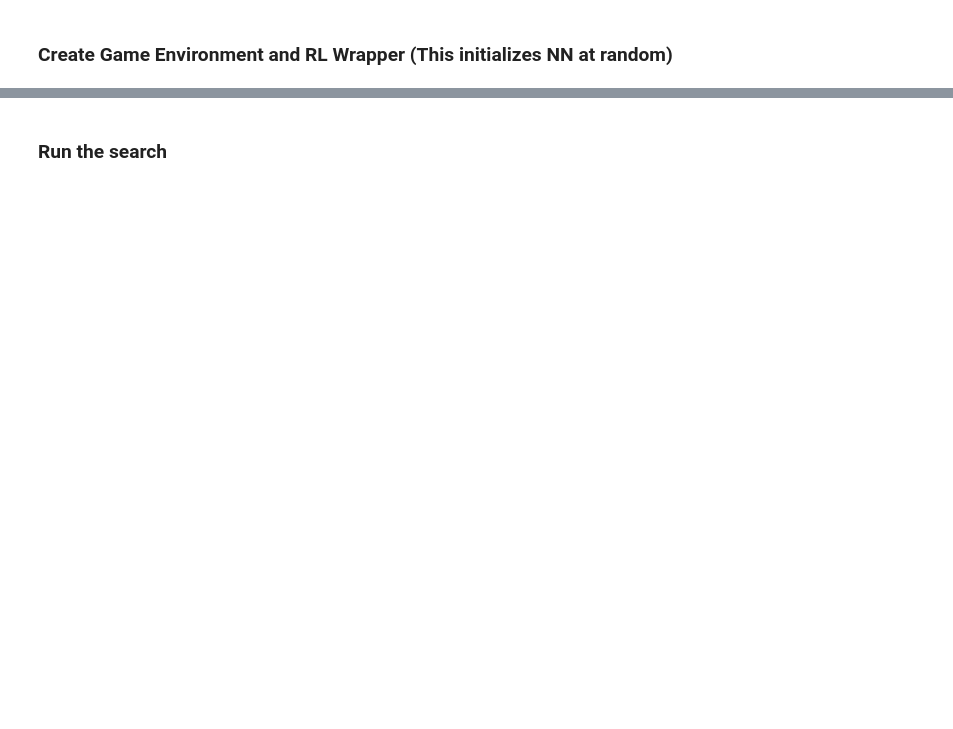
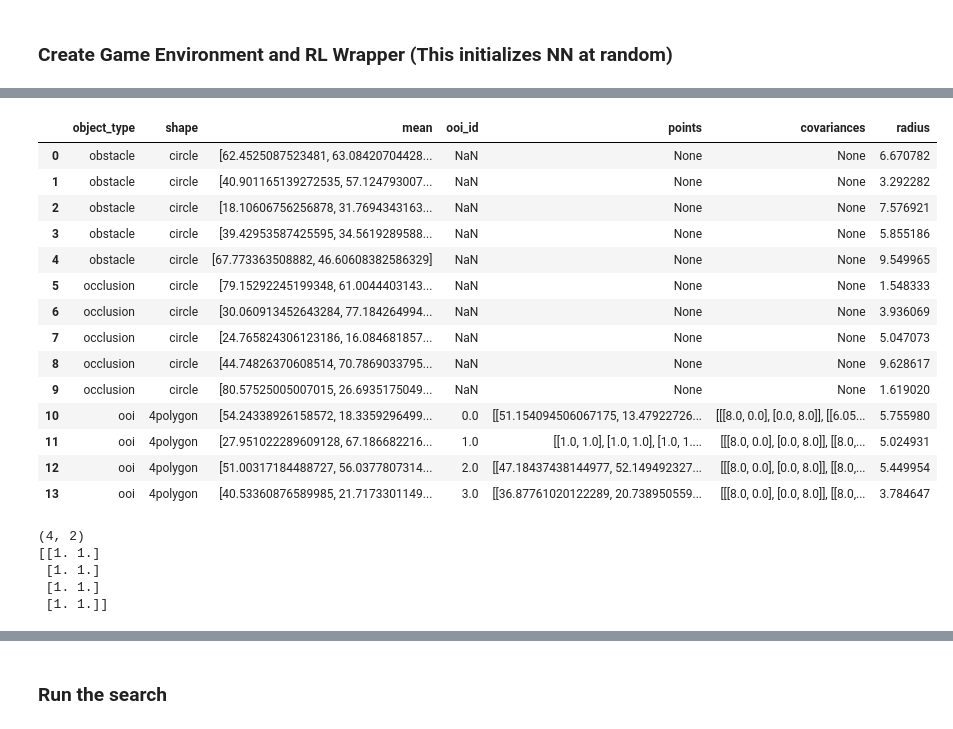
Before and after one commit to ALCarroll24/MeasurementMCTS, a Jupyter notebook: run_mcts.ipynb, the cells around one changed output, grey strips where cells are left out. Drawn from its saved outputs; the diff is of its cells as text; code cells hidden in the pictures; blank space fills up the shorter version.

```diff
--- a/run_mcts.ipynb
+++ b/run_mcts.ipynb
@@ -19,0 +50,67 @@ Model loaded
+# %%
+# Get the original dataframe
+df = env.object_manager.get_df()
+display(df)
+
+# Make sure the DataFrame column can handle objects
+df['points'] = df['points'].astype(object)
+
+# Get the index of the row where 'ooi_id' is 1
+index = df.loc[df['ooi_id'] == 1].index[0]
+
+# Set the value directly using .loc[]
+print(df.loc[index, 'points'].shape)
+print(df.loc[index, 'points'])
+df.at[index, 'points'] = np.ones((4, 2))
+display(df)
+
+# new_object_df.at[new_object_df.index[new_object_df['ooi_id'] == ooi_id].tolist()[0], 'points'] = means
+
+# df.query('ooi_id == 1')['mean'].values[0]
+# df.loc[df['ooi_id'] == 1, 'points'].iloc[0] = np.ones((4,2))
+# df.loc[df['ooi_id'] == 1, 'points'].iloc[0]
+
+# # Extract the row corresponding to a specific ooi_id
+# ooi_row = df.loc[df['ooi_id'] == 1]
+
+# # Display the original row
+# display(ooi_row.head())
+
+# # Print the original means
+# print("Original means:", ooi_row['points'].to_numpy()[0])
+
+# # Create new means
+# new_means = np.ones((4,2))
+# print('New means: ', new_means)
+
+# # Create new covs
+# new_covs = [np.ones((2,2))] * 4
+# print('New covs: ', new_covs)
+
+# # Now, directly assign the new means back to the original dataframe
+# df.at[df.index[df['ooi_id'] == 1].tolist()[0], 'points'] = new_means
+# df.at[df.index[df['ooi_id'] == 1].tolist()[0], 'covariances'] = new_covs
+
+# # Display the modified row to verify the changes
+# display(df.loc[df['ooi_id'] == 1])
+# %% [output]
+|  | object_type | shape | mean | ooi_id | points | covariances | radius |
+| 0 | obstacle | circle | [62.4525087523481, 63.08420704428... | NaN | None | None | 6.670782 |
+| 1 | obstacle | circle | [40.901165139272535, 57.124793007... | NaN | None | None | 3.292282 |
+| 2 | obstacle | circle | [18.10606756256878, 31.7694343163... | NaN | None | None | 7.576921 |
+| 3 | obstacle | circle | [39.42953587425595, 34.5619289588... | NaN | None | None | 5.855186 |
+| 4 | obstacle | circle | [67.773363508882, 46.60608382586329] | NaN | None | None | 9.549965 |
+| 5 | occlusion | circle | [79.15292245199348, 61.0044403143... | NaN | None | None | 1.548333 |
+| 6 | occlusion | circle | [30.060913452643284, 77.184264994... | NaN | None | None | 3.936069 |
+| 7 | occlusion | circle | [24.765824306123186, 16.084681857... | NaN | None | None | 5.047073 |
+| 8 | occlusion | circle | [44.74826370608514, 70.7869033795... | NaN | None | None | 9.628617 |
+| 9 | occlusion | circle | [80.57525005007015, 26.6935175049... | NaN | None | None | 1.619020 |
+| 10 | ooi | 4polygon | [54.24338926158572, 18.3359296499... | 0.0 | [[51.154094506067175, 13.47922726... | [[[8.0, 0.0], [0.0, 8.0]], [[6.05... | 5.755980 |
+| 11 | ooi | 4polygon | [27.951022289609128, 67.186682216... | 1.0 | [[1.0, 1.0], [1.0, 1.0], [1.0, 1.... | [[[8.0, 0.0], [0.0, 8.0]], [[8.0,... | 5.024931 |
+| 12 | ooi | 4polygon | [51.00317184488727, 56.0377807314... | 2.0 | [[47.18437438144977, 52.149492327... | [[[8.0, 0.0], [0.0, 8.0]], [[8.0,... | 5.449954 |
+| 13 | ooi | 4polygon | [40.53360876589985, 21.7173301149... | 3.0 | [[36.87761020122289, 20.738950559... | [[[8.0, 0.0], [0.0, 8.0]], [[8.0,... | 3.784647 |
+(4, 2)
+[[1. 1.]
+ [1. 1.]
+ [1. 1.]
+ [1. 1.]]
```
Also changed, not shown: parts of 8 cells of this notebook, 9 other files.
